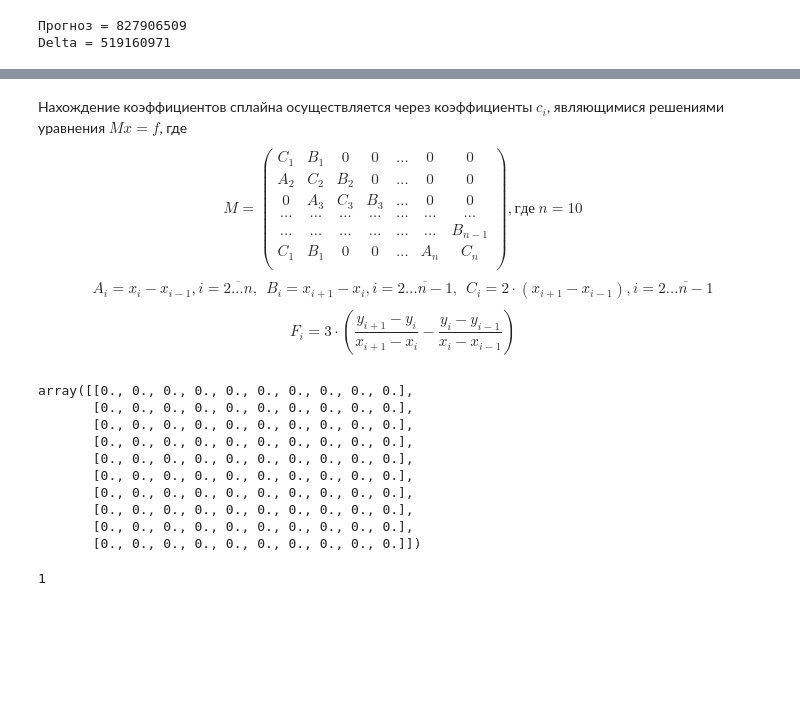
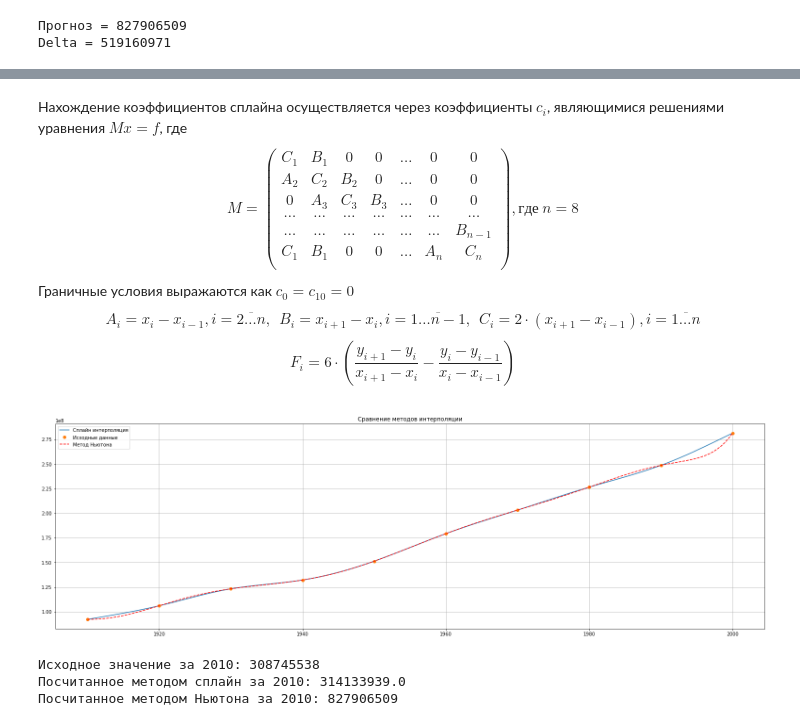
Before and after one commit to derzhavin3016/CompMath, a Jupyter notebook: Lab3/Lab3.ipynb, the cells around one changed output, grey strips where cells are left out. Cells and saved outputs as stored; diff of their text form; code cells hidden in the pictures; blank space fills up the shorter version.

```diff
--- a/Lab3/Lab3.ipynb
+++ b/Lab3/Lab3.ipynb
@@ -346,38 +348,32 @@ A_2 & C_2 & B_2 & 0 & \dots & 0 & 0\\
 \dots & \dots & \dots & \dots & \dots & \dots & B_{n-1}\\
 C_1 & B_1 & 0 & 0 & \dots & A_n & C_n\\
 \end{matrix}
-\right), где \: n=10
+\right), где \: n=8
+$$
+Граничные условия выражаются как $c_0 = c_{10} = 0$
+$$
+A_i = x_i - x_{i-1}, i = \overline{2\dots n}, \: \:
+B_i = x_{i+1} - x_{i}, i = \overline{1\dots n-1}, \:\:
+C_i = 2\cdot\left(x_{i+1} - x_{i-1}\right), i = \overline{1\dots n}
 $$
 $$
-A_i = x_i - x_{i-1}, i = \overline{2\dots n}, \: \:
-B_i = x_{i+1} - x_{i}, i = \overline{2\dots n-1}, \:\:
-C_i = 2\cdot\left(x_{i+1} - x_{i-1}\right), i = \overline{2\dots n-1}
-$$
-$$
-F_i = 3 \cdot \left(
+F_i = 6 \cdot \left(
 \frac{y_{i+1} - y_i}{x_{i+1} - x_i} -
 \frac{y_{i} - y_{i-1}}{x_{i} - x_{i-1}}
 \right)
 $$
-# %%
-N = len(years)
-M = np.zeros(shape=(N-1, N-1))
-
-for i in range(N):
-  if i !=
-  M[i][i] = 2 * (years[i+1] - years[i-1])
-# %% [output]
-array([[0., 0., 0., 0., 0., 0., 0., 0., 0., 0.],
-       [0., 0., 0., 0., 0., 0., 0., 0., 0., 0.],
-       [0., 0., 0., 0., 0., 0., 0., 0., 0., 0.],
-       [0., 0., 0., 0., 0., 0., 0., 0., 0., 0.],
-       [0., 0., 0., 0., 0., 0., 0., 0., 0., 0.],
-       [0., 0., 0., 0., 0., 0., 0., 0., 0., 0.],
-       [0., 0., 0., 0., 0., 0., 0., 0., 0., 0.],
-       [0., 0., 0., 0., 0., 0., 0., 0., 0., 0.],
-       [0., 0., 0., 0., 0., 0., 0., 0., 0., 0.],
-       [0., 0., 0., 0., 0., 0., 0., 0., 0., 0.]])
-# %%
-splines = Pol
-# %% [output]
-1
+# %%
+N = len(years) - 2
+M = np.zeros(shape=(N, N))
+for i in range(N):
+  if i != N - 1:
+    M[i][i + 1] = years[i + 2] - years[i + 1]
+  M[i][i] = 2 * (years[i + 2] - years[i])
+  if i != 0:
+    M[i][i - 1] = years[i + 1] - years[i]
+
+b_col = np.zeros(shape=(N, 1))
+for i, elem in enumerate(b_col):
+  h_i = years[i + 1] - years[i]
+  h_i1 = years[i + 2] - years[i + 1]
+  b_col[i] = 6 * ((pop[i + 2] - pop[i + 1]) / h_i1 - (pop[i + 1] - pop[i]) / h_i)
@@ -383,0 +421,27 @@ splines = Pol
+# %%
+plt.figure(figsize=[27, 8])
+Y = []
+X = []
+for i, pol in enumerate(polys):
+  z = np.linspace(-years[i + 1] + years[i], 0, num=20)
+  Y += list(pol(z))
+  X += list(np.linspace(years[i], years[i + 1], num=20))
+
+plt.title('Сравнение методов интерполяции')
+plt.plot(X, Y, label='Сплайн интерполяция')
+plt.plot(years, pop, 'o', label='Исходные данные')
+newton_y = [Newt(x, years, n_coeffs) for x in X]
+plt.plot(X, newton_y, '--r', label='Метод Ньютона')
+plt.legend()
+plt.grid()
+# %% [output]
+[figure, added]
+# %%
+calc2010 = polys[-1](2010 - 2000)
+print(f'Исходное значение за 2010: {pop2010}')
+print(f'Посчитанное методом сплайн за 2010: {calc2010}')
+print(f'Посчитанное методом Ньютона за 2010: {prog}')
+# %% [output]
+Исходное значение за 2010: 308745538
+Посчитанное методом сплайн за 2010: 314133939.0
+Посчитанное методом Ньютона за 2010: 827906509
```
Also changed, not shown: parts of 5 cells of this notebook.
